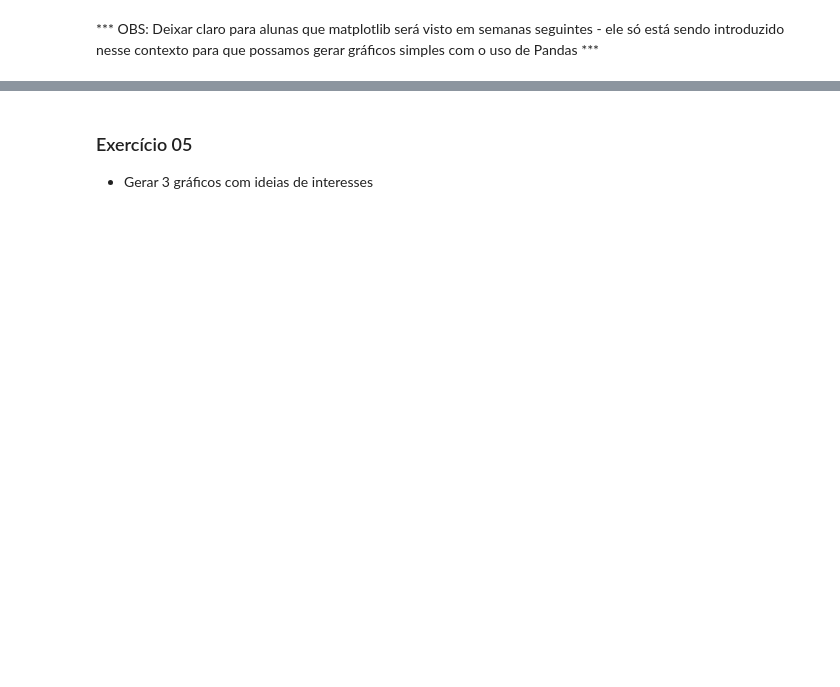
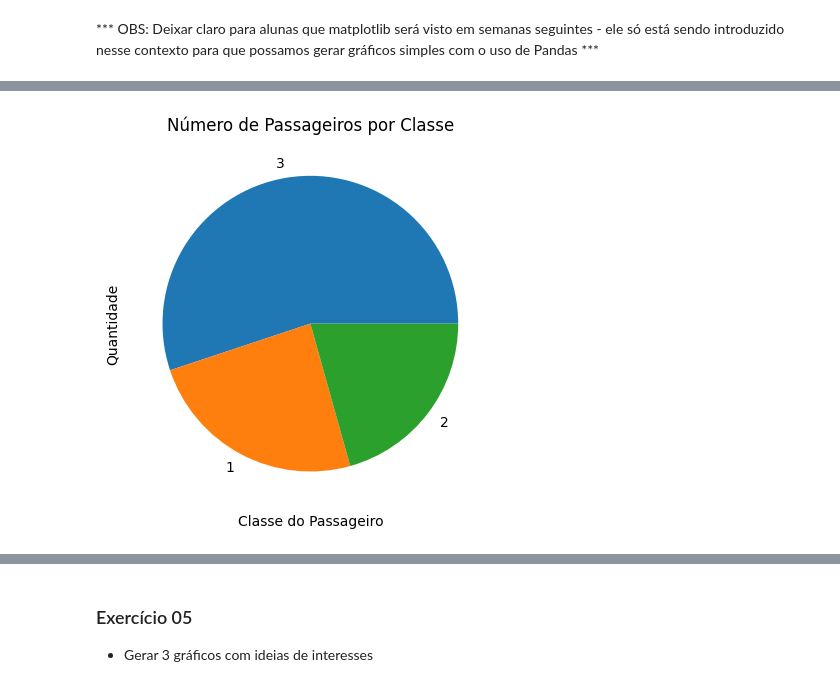
Before and after one commit to reprograma/on26-python-s12-pandas-numpy-II, a Jupyter notebook: material/aula_s12.ipynb, the cells around one changed output, grey strips where cells are left out. Drawn from its saved outputs; the diff is of its cells as text; code cells hidden in the pictures; blank space fills up the shorter version.

```diff
--- a/material/aula_s12.ipynb
+++ b/material/aula_s12.ipynb
@@ -77,5 +77,5 @@ Gráficos de linhas
 # %%
 import pandas as pd
 
-df = pd.read_csv("data/titanic.csv")
+df = pd.read_csv("titanic.csv")
 df
@@ -281,10 +636,12 @@ contagem_passageiros.plot(kind='bar')
 # %%
 contagem_passageiros = df['Classe'].value_counts()
-contagem_passageiros.plot(kind='bar')
+contagem_passageiros.plot(kind='pie')
 
 plt.xlabel('Classe do Passageiro')
 plt.ylabel('Quantidade')
-plt.title('Número de Passageiros por Classe')
+plt.title('Número de Passageiros por Classe');
+# %% [output]
+[figure, added]
 # %%
 # Criando um gráfico de barras para calcular a taxa de sobrevivência por sexo
 # plot.bar()
```
Also changed, not shown: parts of 50 cells of this notebook.
